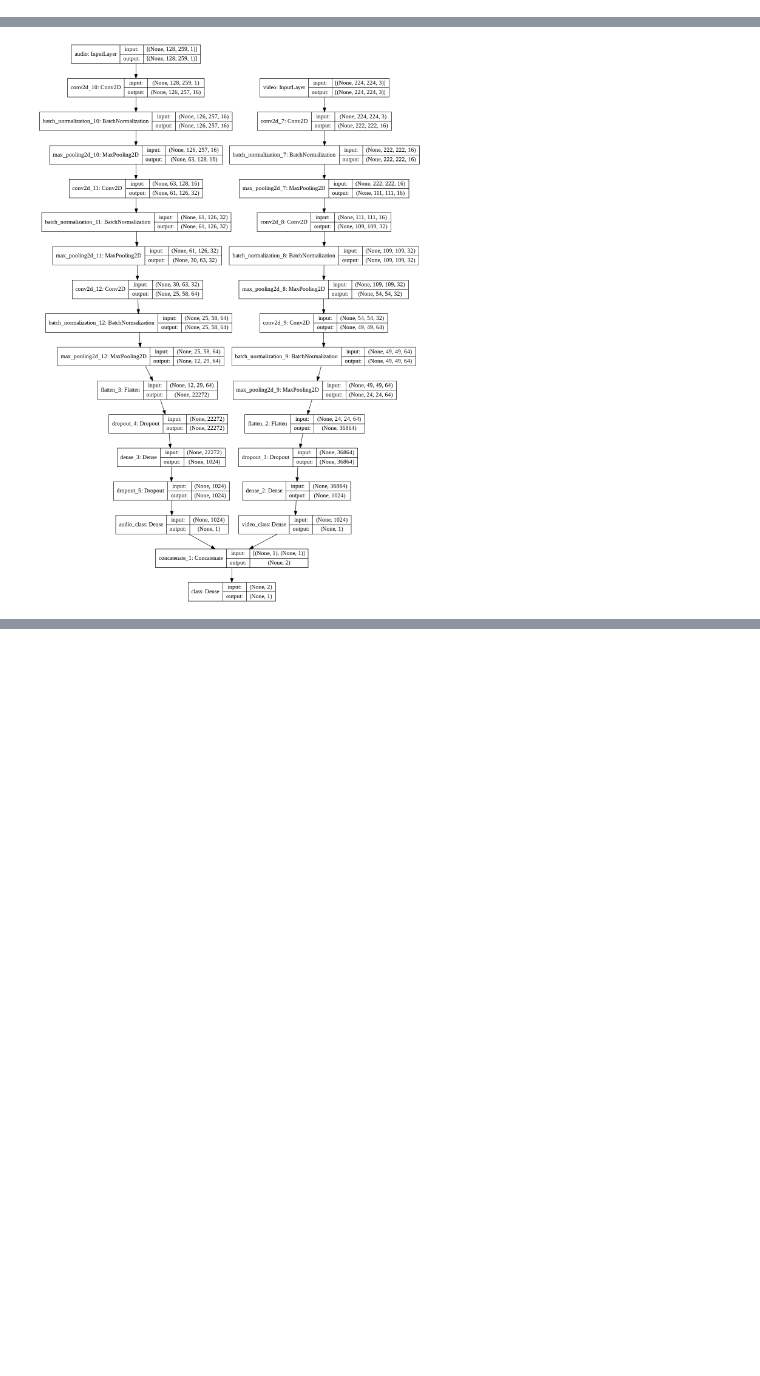
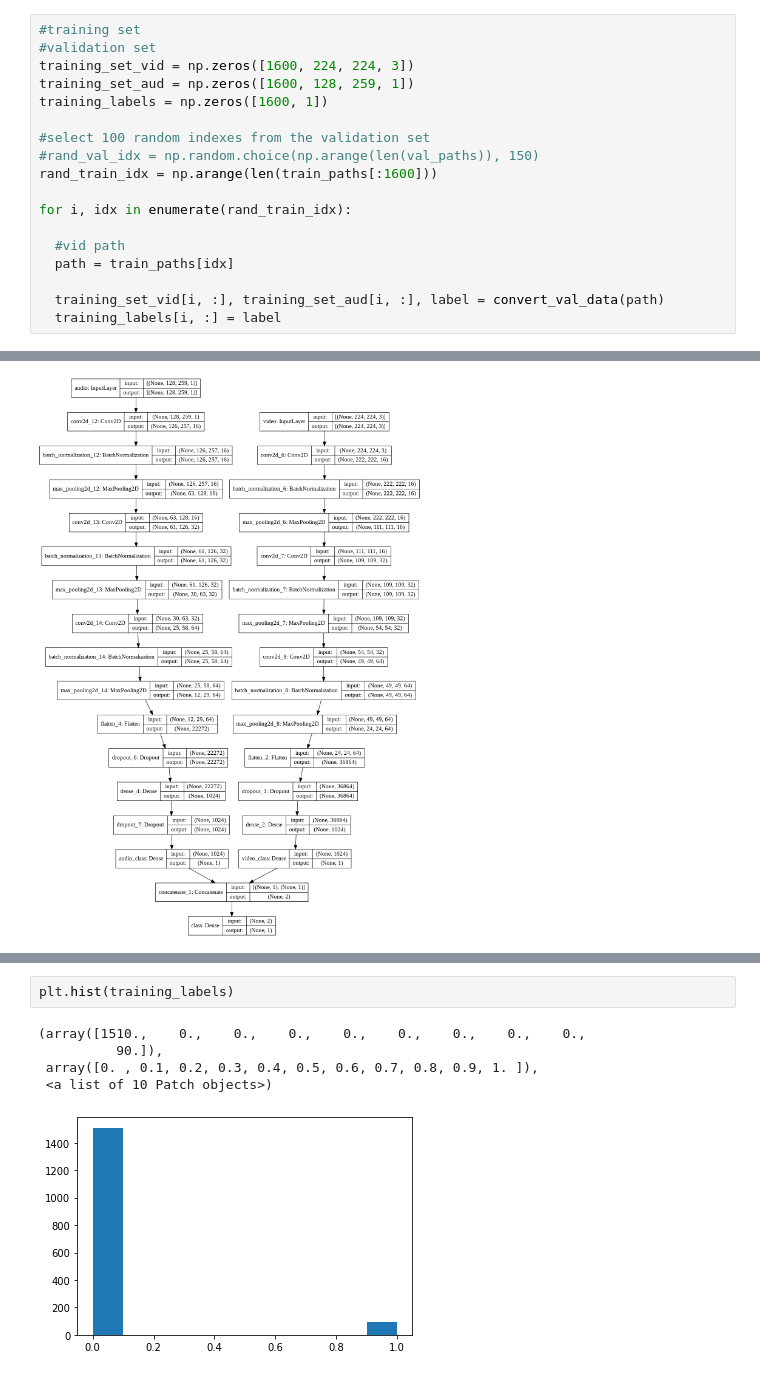
Before and after one commit to kaneelgit/msi_voxceleb, a Jupyter notebook: Multimodal_classification_v2.ipynb, the cells around one changed output, grey strips where cells are left out. Drawn from its saved outputs; the diff is of its cells as text; blank space fills up the shorter version.

```diff
--- a/Multimodal_classification_v2.ipynb
+++ b/Multimodal_classification_v2.ipynb
@@ -269,3 +281,21 @@ for i, idx in enumerate(rand_val_idx):
 
   validation_set_vid[i, :], validation_set_aud[i, :], label = convert_val_data(path)
   validation_labels[i, :] = label
+# %%
+#training set
+#validation set
+training_set_vid = np.zeros([1600, 224, 224, 3])
+training_set_aud = np.zeros([1600, 128, 259, 1])
+training_labels = np.zeros([1600, 1])
+
+#select 100 random indexes from the validation set
+#rand_val_idx = np.random.choice(np.arange(len(val_paths)), 150)
+rand_train_idx = np.arange(len(train_paths[:1600]))
+
+for i, idx in enumerate(rand_train_idx):
+
+  #vid path
+  path = train_paths[idx]
+
+  training_set_vid[i, :], training_set_aud[i, :], label = convert_val_data(path)
+  training_labels[i, :] = label
@@ -427,0 +481,8 @@ Epoch 2/10
+# %%
+plt.hist(training_labels)
+# %% [output]
+(array([1510.,    0.,    0.,    0.,    0.,    0.,    0.,    0.,    0.,
+          90.]),
+ array([0. , 0.1, 0.2, 0.3, 0.4, 0.5, 0.6, 0.7, 0.8, 0.9, 1. ]),
+ <a list of 10 Patch objects>)
+[figure, added]
```
Also changed, not shown: parts of 10 cells of this notebook.
